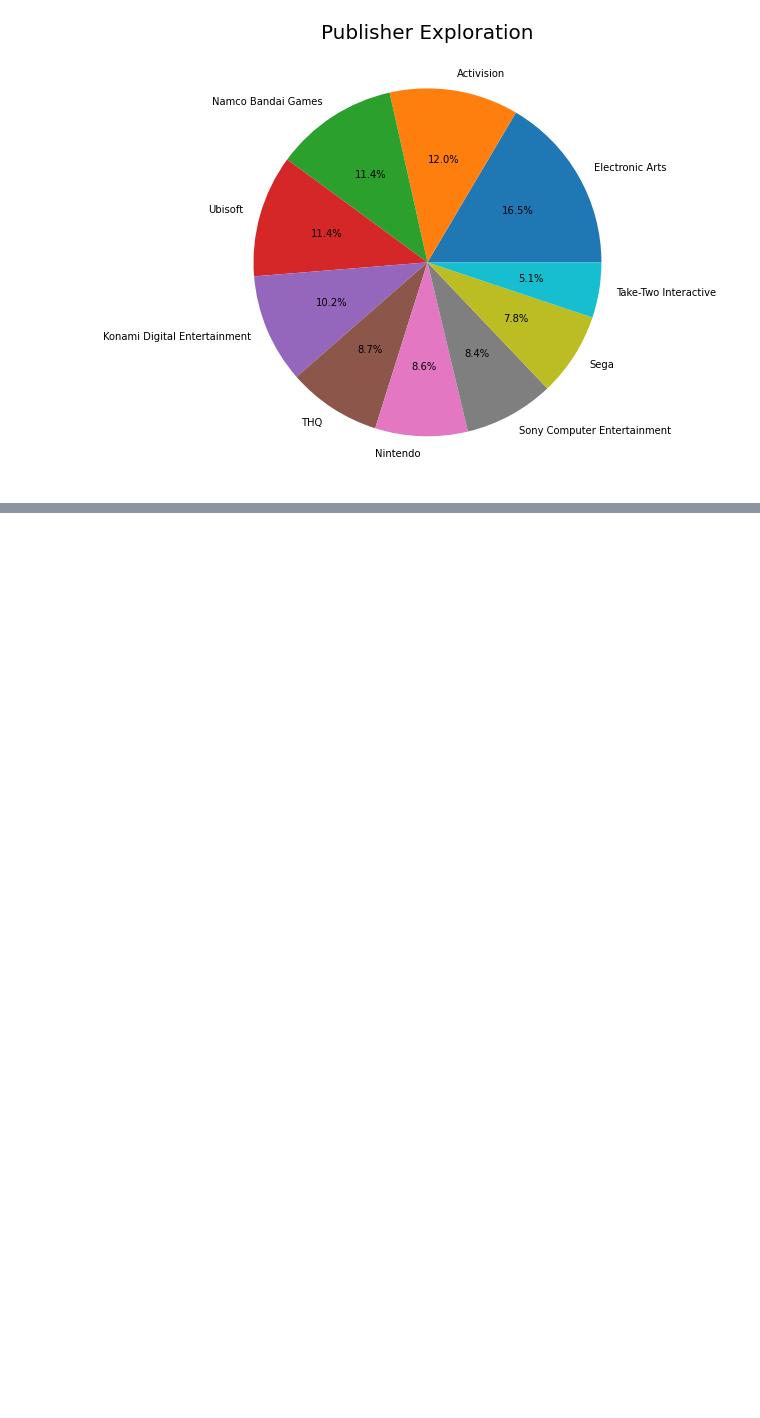
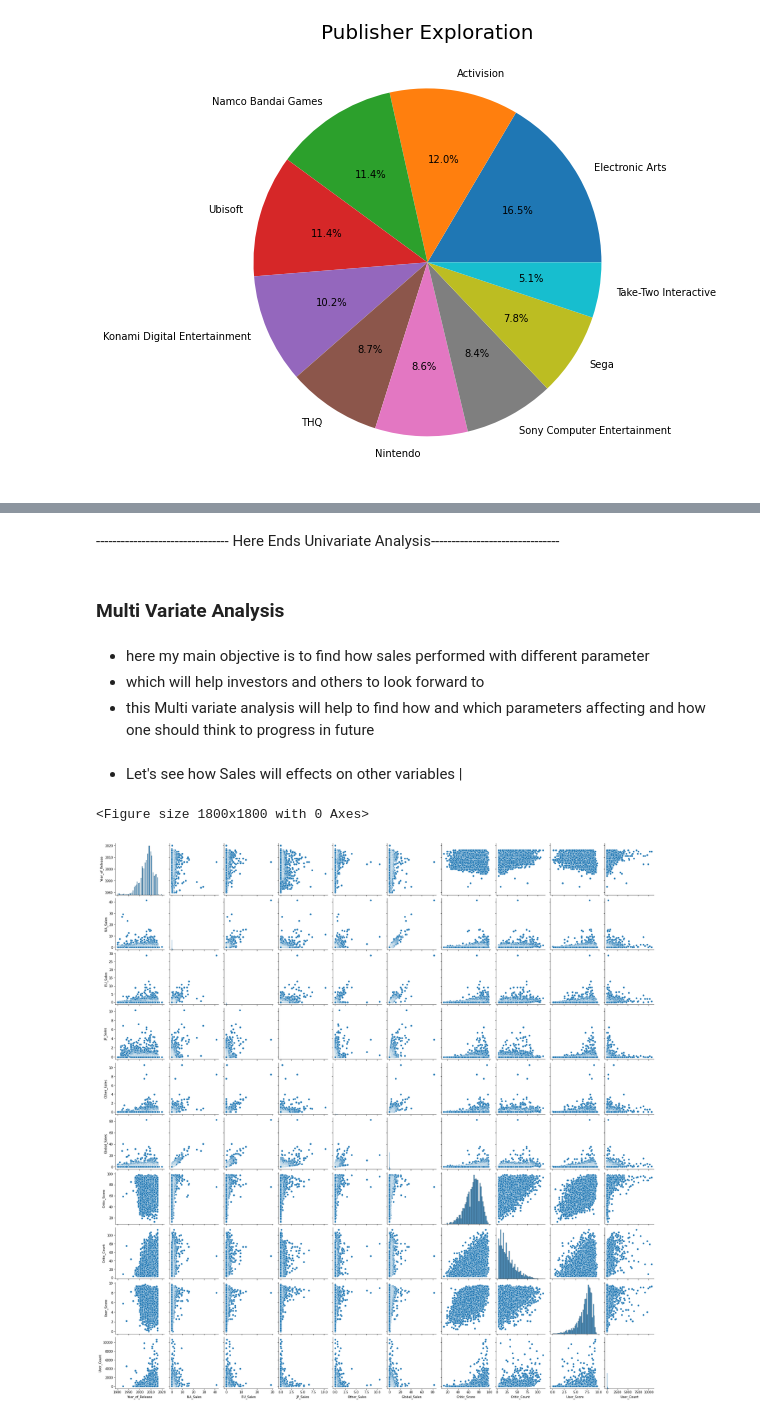
Before and after one commit to rushikeshnaik779/EDA, a Jupyter notebook: Video_Games_Sales.ipynb, the cells around one changed output, grey strips where cells are left out. Drawn from its saved outputs; the diff is of its cells as text; code cells hidden in the pictures; blank space fills up the shorter version.

```diff
--- a/Video_Games_Sales.ipynb
+++ b/Video_Games_Sales.ipynb
@@ -415,0 +502,18 @@ plt.show()
+# %% [markdown]
+-------------------------------- Here Ends Univariate Analysis-------------------------------
+# %% [markdown]
+### Multi Variate Analysis
+# %% [markdown]
+- here my main objective is to find how sales performed with different parameter
+- which will help investors and others to look forward to
+- this Multi variate analysis will help to find how and which parameters affecting and how one should think to progress in future
+# %% [markdown]
+- Let's see how Sales will effects on other variables |
+# %%
+plt.figure(figsize=(25,25))
+sns.pairplot(data)
+
+plt.show()
+# %% [output]
+<Figure size 1800x1800 with 0 Axes>
+[figure, added]
```
Also changed, not shown: parts of 3 cells of this notebook.
